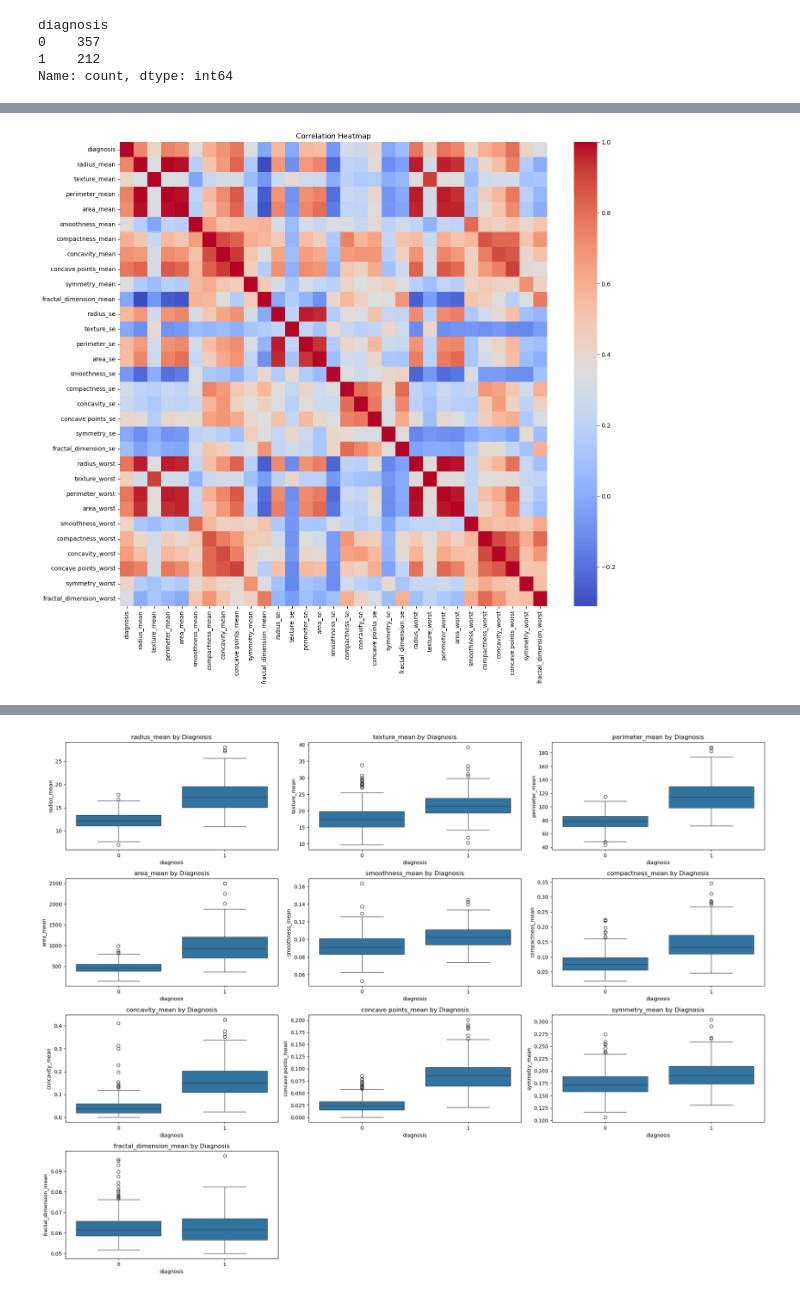
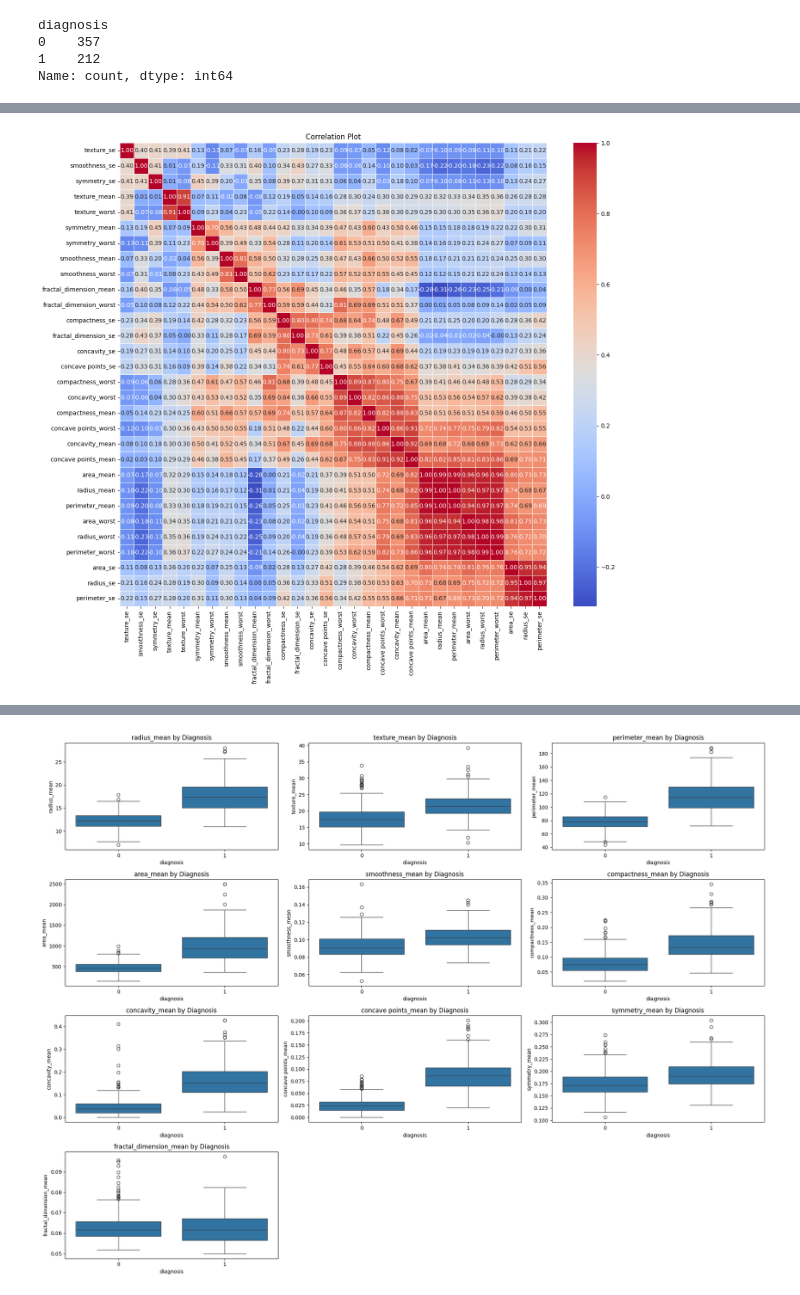
Before and after one commit to omaralfaqih6/breast_cancer_wisconsin, a Jupyter notebook: data_prep_mod_setup.ipynb, the cells around one changed output, grey strips where cells are left out. Saved outputs shown, nothing was run; the diff lists cells and outputs as text; code cells hidden in the pictures.

```diff
--- a/data_prep_mod_setup.ipynb
+++ b/data_prep_mod_setup.ipynb
@@ -149,11 +149,27 @@ plt.show()
 # %%
 ## Create a correlation plot between features
+import pandas as pd
+import seaborn as sns
+import matplotlib.pyplot as plt
+from scipy.cluster.hierarchy import linkage, leaves_list
+from scipy.spatial.distance import squareform
+# Drop 'id' and 'diagnosis' and compute correlation matrix
+df_corr = data.drop(columns=['id', 'diagnosis']).corr()
+# Compute the linkage matrix for hierarchical clustering
+# Convert correlation to distance
+dist = 1 - df_corr.abs()
+linkage_matrix = linkage(squareform(dist), method='average')
+# Get the order of variables
+ordered_indices = leaves_list(linkage_matrix)
+ordered_columns = df_corr.columns[ordered_indices]
+# Reorder the correlation matrix
+df_corr_reordered = df_corr.loc[ordered_columns, ordered_columns]
+# Plot
 plt.figure(figsize=(16, 14))
-correlation = data.drop('id', axis=1).corr()
-sns.heatmap(correlation, cmap='coolwarm', annot=False)
-plt.title("Correlation Heatmap")
+sns.heatmap(df_corr_reordered, annot=True, cmap='coolwarm', fmt=".2f", linewidths=.5)
+plt.title('Correlation Plot')
 plt.show()
 # %% [output]
-[figure, old version]
+[figure, new version]
 # %%
 ## Correlation plots between features by colour coded by diagnosis.
```
Also changed, not shown: parts of 10 cells of this notebook, 1 other file.
